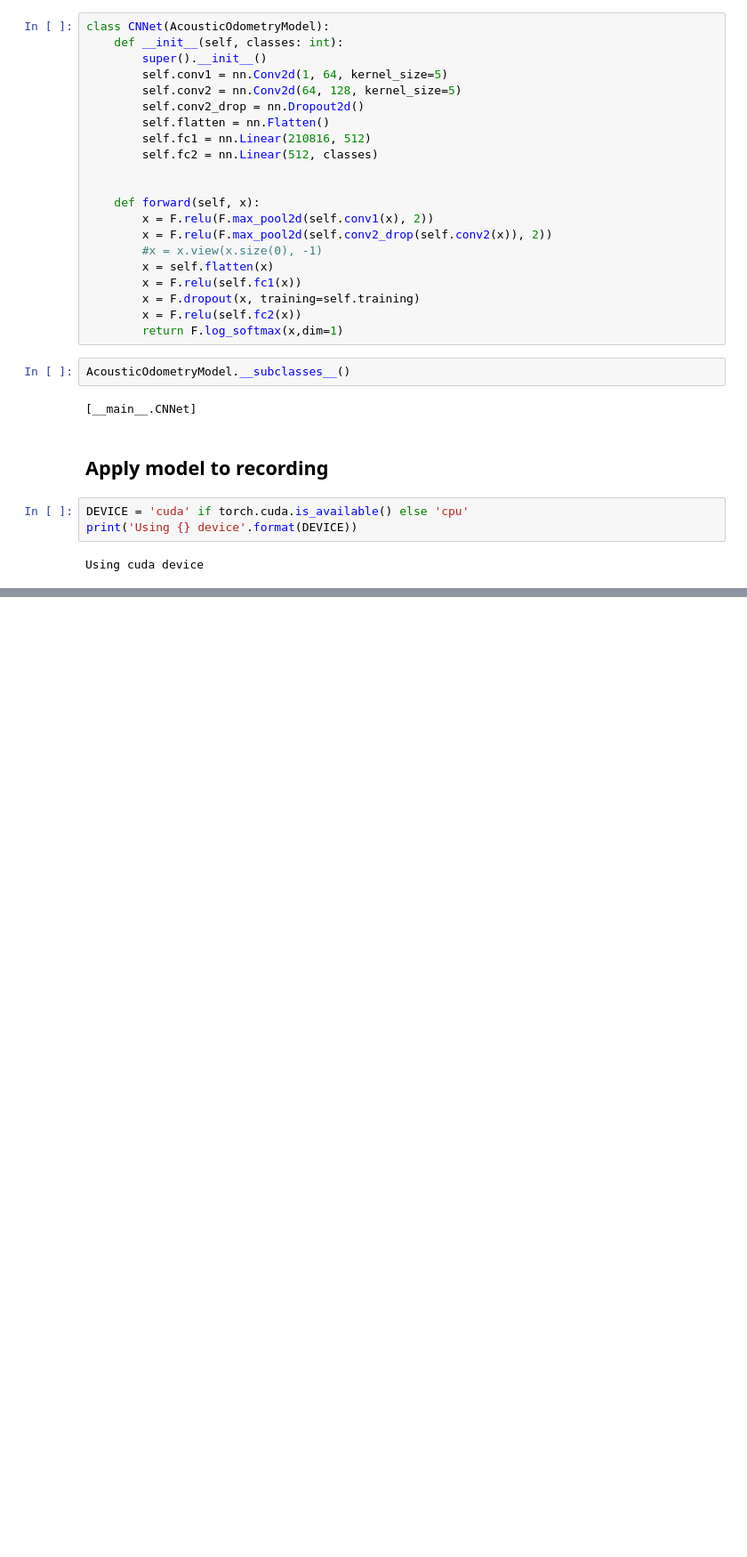
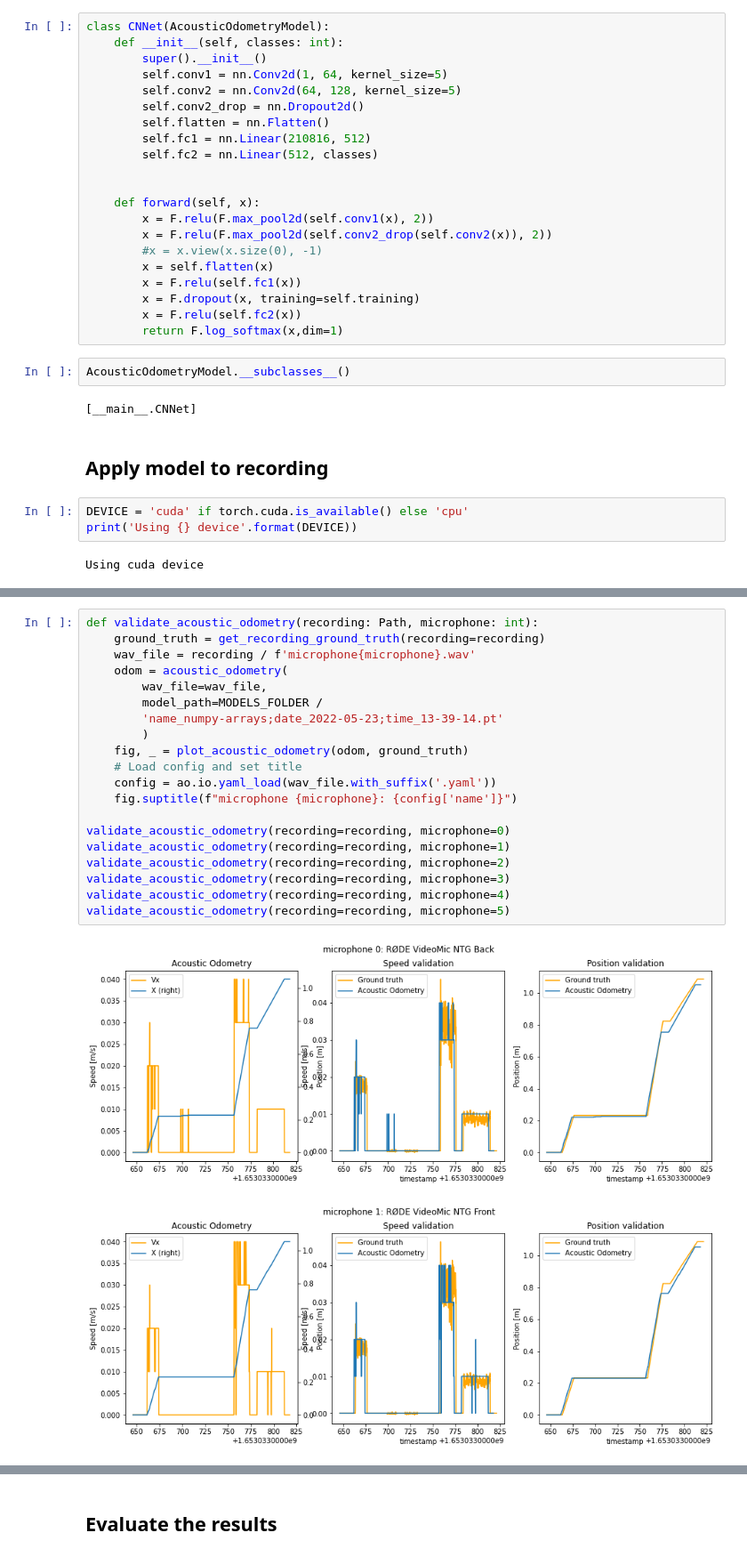
Before and after one commit to AcousticOdometry/AO, a Jupyter notebook: notebooks/odometry.ipynb, the cells around one changed output, grey strips where cells are left out. Shown: that part at 89% size. Cells and saved outputs as stored; diff of their text form; blank space fills up the shorter version.

```diff
--- a/notebooks/odometry.ipynb
+++ b/notebooks/odometry.ipynb
@@ -300,0 +364,23 @@ _odom.head()
+# %%
+def validate_acoustic_odometry(recording: Path, microphone: int):
+    ground_truth = get_recording_ground_truth(recording=recording)
+    wav_file = recording / f'microphone{microphone}.wav'
+    odom = acoustic_odometry(
+        wav_file=wav_file,
+        model_path=MODELS_FOLDER /
+        'name_numpy-arrays;date_2022-05-23;time_13-39-14.pt'
+        )
+    fig, _ = plot_acoustic_odometry(odom, ground_truth)
+    # Load config and set title
+    config = ao.io.yaml_load(wav_file.with_suffix('.yaml'))
+    fig.suptitle(f"microphone {microphone}: {config['name']}")
+
+validate_acoustic_odometry(recording=recording, microphone=0)
+validate_acoustic_odometry(recording=recording, microphone=1)
+validate_acoustic_odometry(recording=recording, microphone=2)
+validate_acoustic_odometry(recording=recording, microphone=3)
+validate_acoustic_odometry(recording=recording, microphone=4)
+validate_acoustic_odometry(recording=recording, microphone=5)
+# %% [output]
+[figure, added]
+[figure, added]
@@ -300,0 +391,2 @@ _odom.head()
+# %% [markdown]
+## Evaluate the results
```
Also changed, not shown: parts of 16 cells of this notebook.
